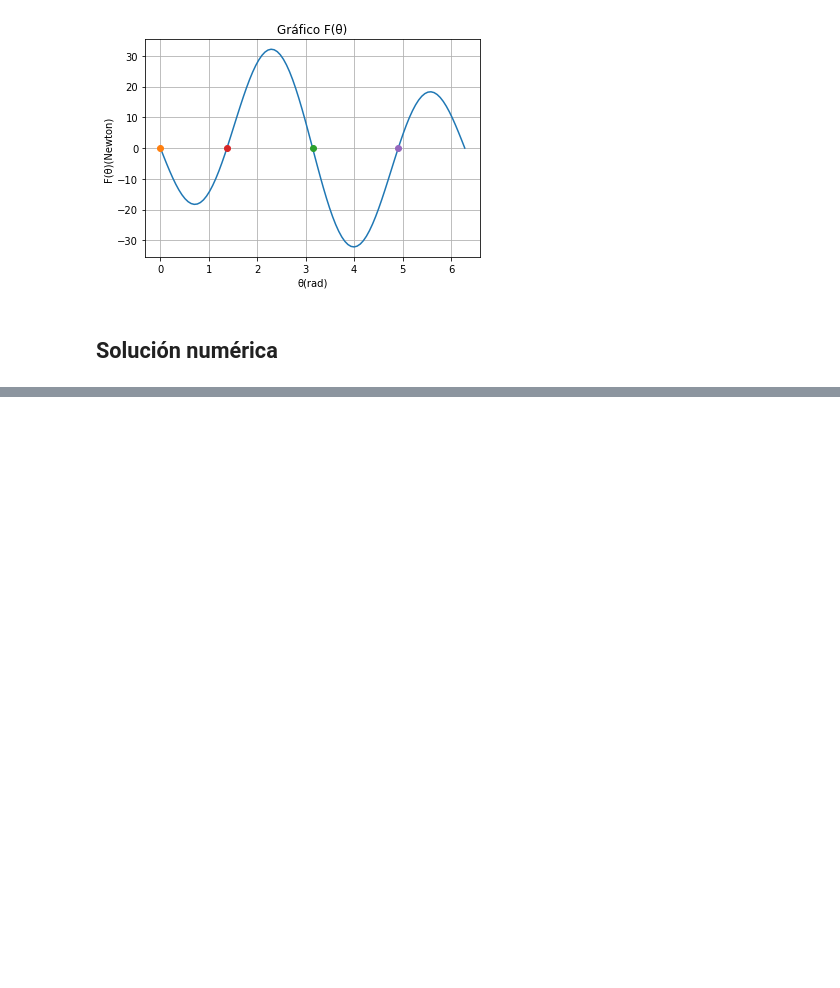
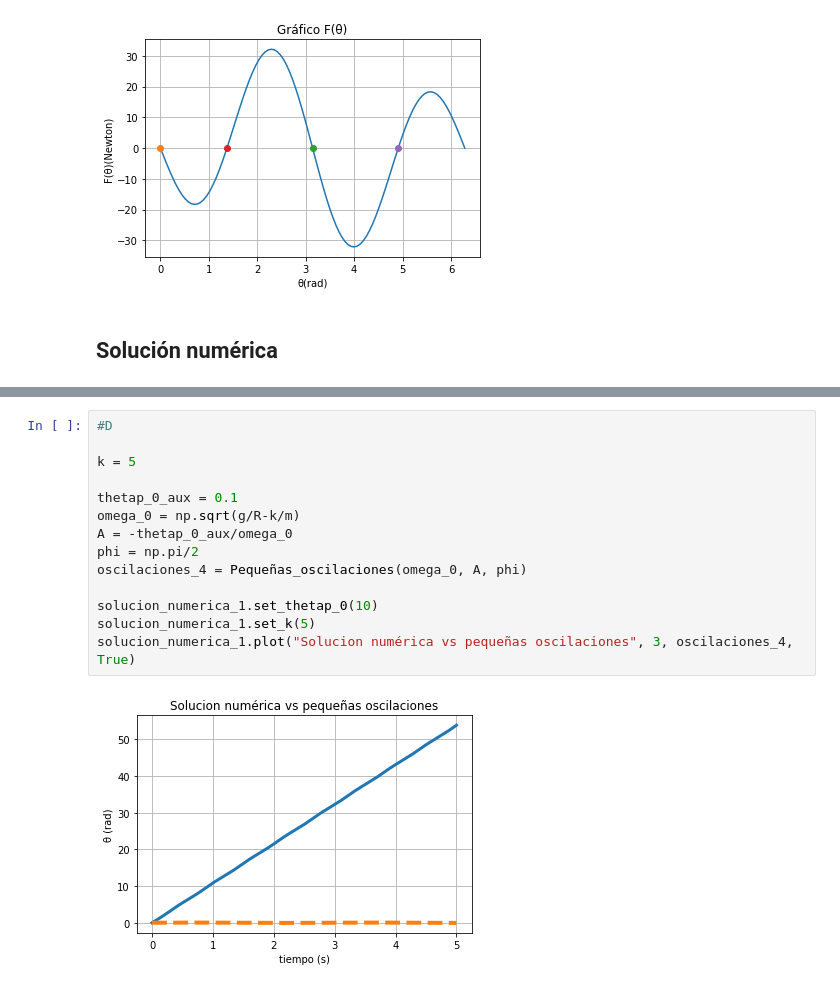
Before and after one commit to LautaroCJohnson/TP-Fisica-I, a Jupyter notebook: TP Computacional.ipynb, the cells around one changed output, grey strips where cells are left out. Saved outputs shown, nothing was run; the diff lists cells and outputs as text; blank space fills up the shorter version.

```diff
--- a/TP Computacional.ipynb
+++ b/TP Computacional.ipynb
@@ -279,0 +223,16 @@ plt.plot(t_array, tita_aprox, '--', label='osci', lw=4)
+# %%
+#D
+
+k = 5
+
+thetap_0_aux = 0.1
+omega_0 = np.sqrt(g/R-k/m)
+A = -thetap_0_aux/omega_0
+phi = np.pi/2
+oscilaciones_4 = Pequeñas_oscilaciones(omega_0, A, phi)
+
+solucion_numerica_1.set_thetap_0(10)
+solucion_numerica_1.set_k(5)
+solucion_numerica_1.plot("Solucion numérica vs pequeñas oscilaciones", 3, oscilaciones_4, True)
+# %% [output]
+[figure, added]
```
Also changed, not shown: parts of 10 cells of this notebook, 10 other files.
